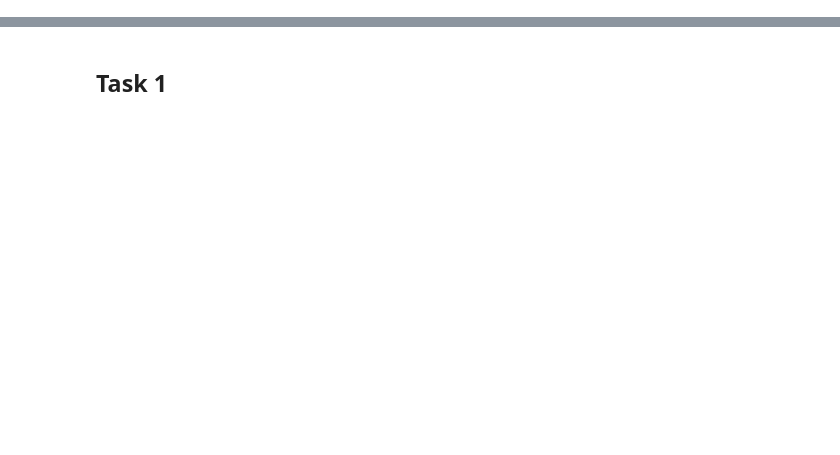
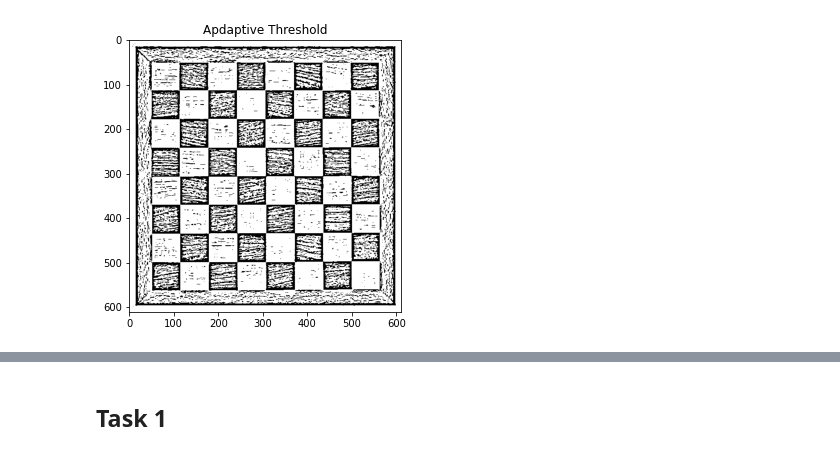
Before and after one commit to YehiaEhab16/AMIT_Projects_Machine_Learning, a Jupyter notebook: Computer Vision/Assignment 13/Edge_Detection.ipynb, the cells around one changed output, grey strips where cells are left out. Cells and saved outputs as stored; diff of their text form; code cells hidden in the pictures; blank space fills up the shorter version.

```diff
--- a/Computer Vision/Assignment 13/Edge_Detection.ipynb
+++ b/Computer Vision/Assignment 13/Edge_Detection.ipynb
@@ -42,0 +118,5 @@ task3_gray = cv2.cvtColor(task3, cv2.COLOR_BGR2GRAY)
+# %%
+Image1.Adaptive_Ther()
+Image1.display(title='Apdaptive Threshold')
+# %% [output]
+[figure, added]
```
Also changed, not shown: parts of 72 cells of this notebook, 6 other files.
